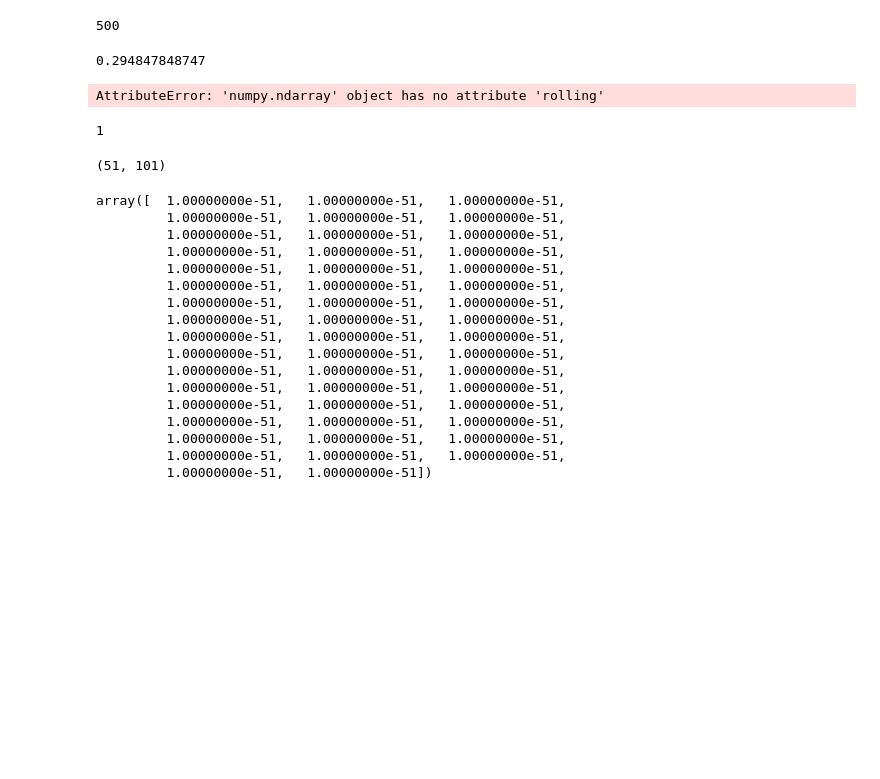
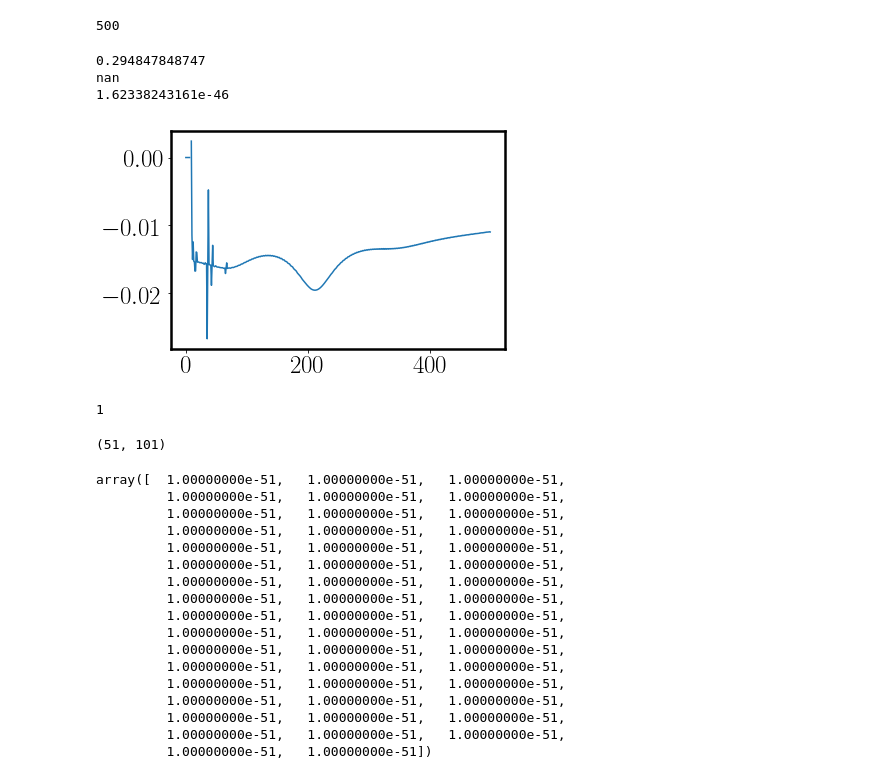
Before and after one commit to cajohare/CYGNUS, a Jupyter notebook: python/Plot_ExposureLimits.ipynb, the cells around one changed output. Saved outputs shown, nothing was run; the diff lists cells and outputs as text; code cells hidden in the pictures; blank space fills up the shorter version.

```diff
--- a/python/Plot_ExposureLimits.ipynb
+++ b/python/Plot_ExposureLimits.ipynb
@@ -203,29 +206,32 @@ size(sig)
 # %%
 from scipy.signal import *
 from pandas import *
 
 data = loadtxt('../code/nuTest-F-Low.txt')
 y = log10(data[1:,1:])
 x = log10(data[0,1:])
 sig = data[0,1:]
 i = 10
 n = size(sig)
 print data[i+1,0]
 dy = gradient(flipud(y[i,:]))
 dy[isnan(dy)] = 0.0
-#dy_smooth = savgol_filter(dy,21,2)
-
-dy_smooth = running_mean(dy, 3)
-dy_smooth[isnan(dy_smooth)] = 0.0
-plt.plot(x,dy,'r-')
-plt.plot(x[2:],dy.rolling(window=2).mean(),'k-')
+ddy = abs(gradient(dy))
+#plt.plot(x,dy,'r-')
+plt.plot((dy))
+plt.ylim
 print min(gradient(flipud(y[i,:])))
 print sig[argmin(dy)]
-print amin(dy_smooth)
+
+
+
+
 plt.show()
 # %% [output]
 0.294847848747
+nan
+1.62338243161e-46
-AttributeError: 'numpy.ndarray' object has no attribute 'rolling'
+[figure, added]
 # %%
 size(dy_smooth)
 # %% [output]
```
Also changed, not shown: parts of 5 cells of this notebook, 16 other files.
